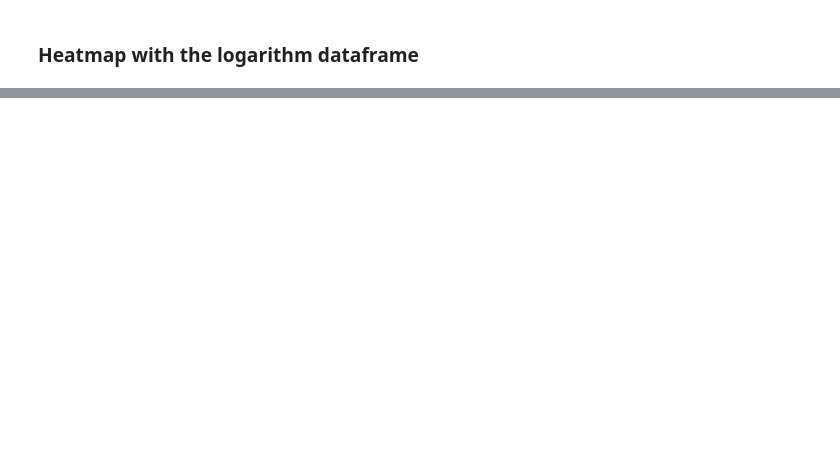
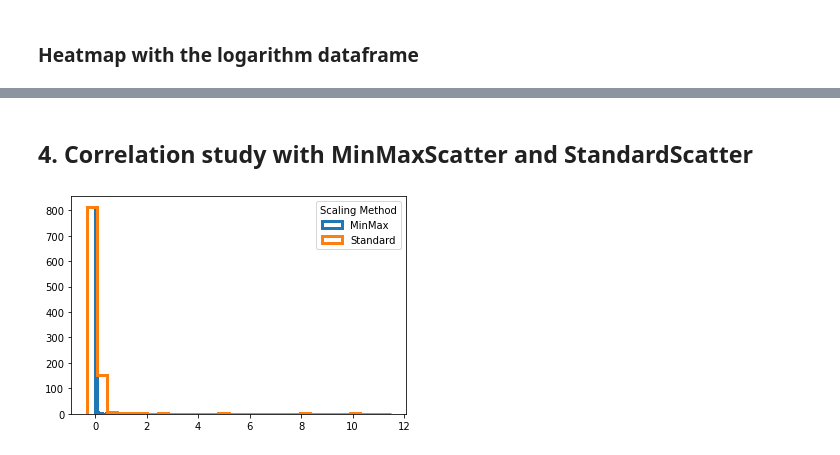
Before and after one commit to Rgalindo85/ESEIT_BigData, a Jupyter notebook: notebooks/1.1.ctovar_Exploring_Data.ipynb, the cells around one changed output, grey strips where cells are left out. Cells and saved outputs as stored; diff of their text form; code cells hidden in the pictures; blank space fills up the shorter version.

```diff
--- a/notebooks/1.1.ctovar_Exploring_Data.ipynb
+++ b/notebooks/1.1.ctovar_Exploring_Data.ipynb
@@ -836,0 +837,23 @@ sns.heatmap(correlations, cmap='Reds', annot=True)
+# %% [markdown]
+## 4. Correlation study with MinMaxScatter and StandardScatter
+# %%
+def MinMaxScatter (a):
+        x = a
+        x_min = x.min()
+        x_max = x.max()
+
+        x_mean = x.mean()
+        x_std = x.std()
+
+        x_minmax_scaled = (x -x_min) / (x_max - x_min) #MinMax Scaler, recomendable cuando el rango de datos está acotado
+        x_std_scaled = (x -x_mean) / x_std #Standard Scaler
+
+
+        plt.hist(x_minmax_scaled, bins = 30, label='MinMax',  histtype='step', lw=3)
+        plt.hist(x_std_scaled,    bins = 30, label='Standard',histtype='step', lw=3);
+
+        plt.legend(title ='Scaling Method')
+# %%
+MinMaxScatter(num_df['trip_seconds'])
+# %% [output]
+[figure, added]
```
Also changed, not shown: parts of 15 cells of this notebook.
